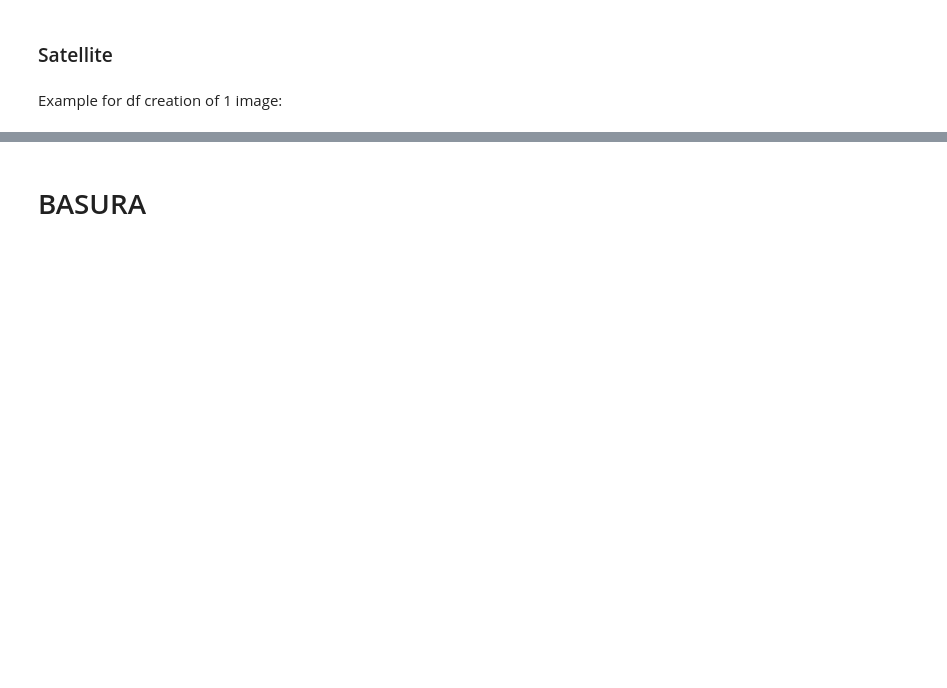
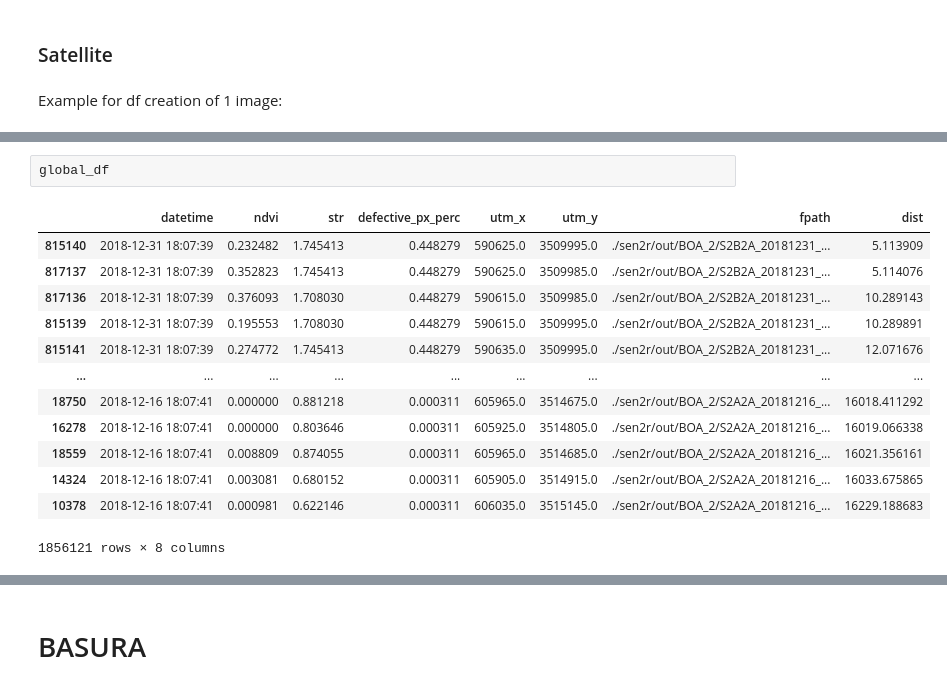
Before and after one commit to VicenteYago/OPTRAM, a Jupyter notebook: OPTRAM.ipynb, the cells around one changed output, grey strips where cells are left out. Cells and saved outputs as stored; diff of their text form; blank space fills up the shorter version.

```diff
--- a/OPTRAM.ipynb
+++ b/OPTRAM.ipynb
@@ -373,0 +353,16 @@ inSitu_obs
+# %%
+global_df
+# %% [output]
+|  | datetime | ndvi | str | defective_px_perc | utm_x | utm_y | fpath | dist |
+| 815140 | 2018-12-31 18:07:39 | 0.232482 | 1.745413 | 0.448279 | 590625.0 | 3509995.0 | ./sen2r/out/BOA_2/S2B2A_20181231_... | 5.113909 |
+| 817137 | 2018-12-31 18:07:39 | 0.352823 | 1.745413 | 0.448279 | 590625.0 | 3509985.0 | ./sen2r/out/BOA_2/S2B2A_20181231_... | 5.114076 |
+| 817136 | 2018-12-31 18:07:39 | 0.376093 | 1.708030 | 0.448279 | 590615.0 | 3509985.0 | ./sen2r/out/BOA_2/S2B2A_20181231_... | 10.289143 |
+| 815139 | 2018-12-31 18:07:39 | 0.195553 | 1.708030 | 0.448279 | 590615.0 | 3509995.0 | ./sen2r/out/BOA_2/S2B2A_20181231_... | 10.289891 |
+| 815141 | 2018-12-31 18:07:39 | 0.274772 | 1.745413 | 0.448279 | 590635.0 | 3509995.0 | ./sen2r/out/BOA_2/S2B2A_20181231_... | 12.071676 |
+| ... | ... | ... | ... | ... | ... | ... | ... | ... |
+| 18750 | 2018-12-16 18:07:41 | 0.000000 | 0.881218 | 0.000311 | 605965.0 | 3514675.0 | ./sen2r/out/BOA_2/S2A2A_20181216_... | 16018.411292 |
+| 16278 | 2018-12-16 18:07:41 | 0.000000 | 0.803646 | 0.000311 | 605925.0 | 3514805.0 | ./sen2r/out/BOA_2/S2A2A_20181216_... | 16019.066338 |
+| 18559 | 2018-12-16 18:07:41 | 0.008809 | 0.874055 | 0.000311 | 605965.0 | 3514685.0 | ./sen2r/out/BOA_2/S2A2A_20181216_... | 16021.356161 |
+| 14324 | 2018-12-16 18:07:41 | 0.003081 | 0.680152 | 0.000311 | 605905.0 | 3514915.0 | ./sen2r/out/BOA_2/S2A2A_20181216_... | 16033.675865 |
+| 10378 | 2018-12-16 18:07:41 | 0.000981 | 0.622146 | 0.000311 | 606035.0 | 3515145.0 | ./sen2r/out/BOA_2/S2A2A_20181216_... | 16229.188683 |
+1856121 rows × 8 columns
```
Also changed, not shown: parts of 19 cells of this notebook.
